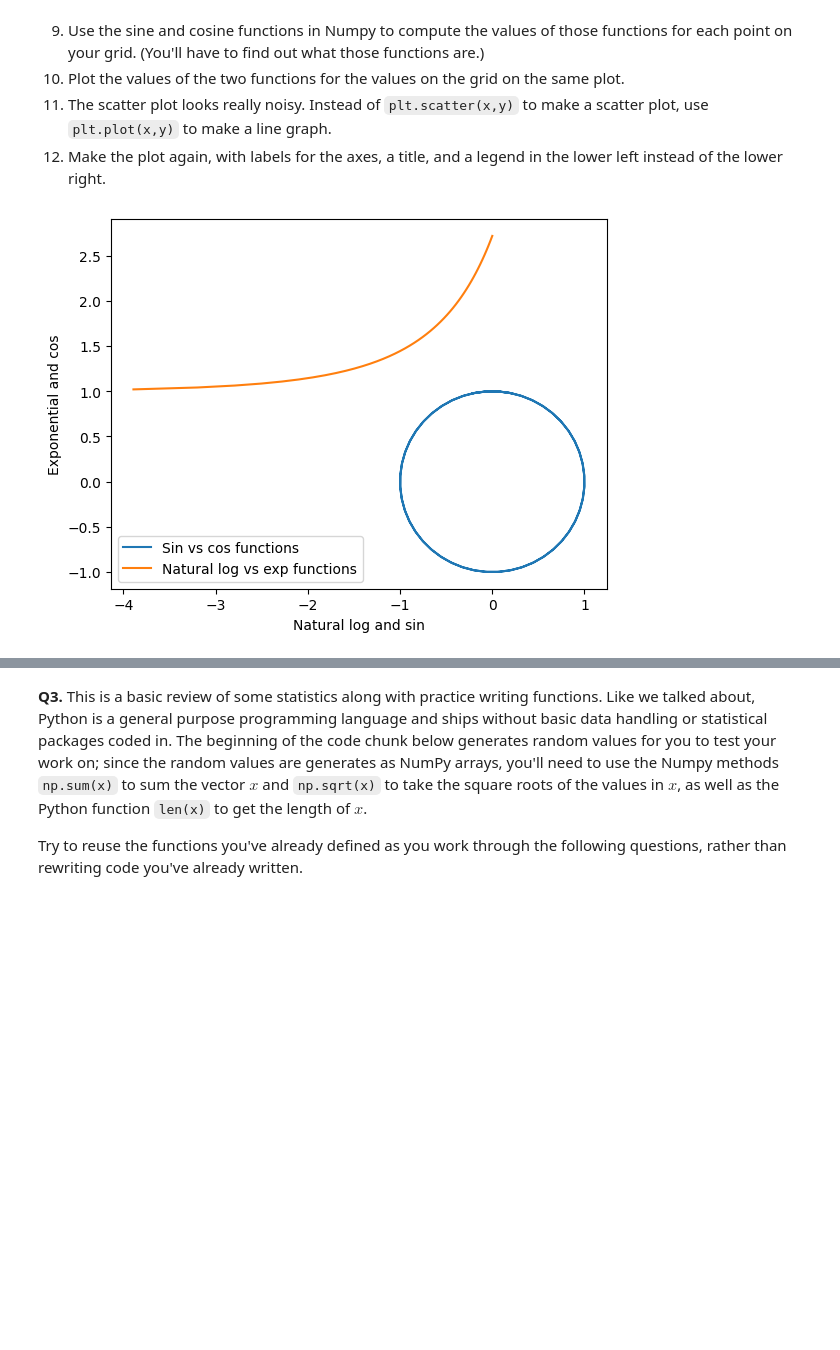
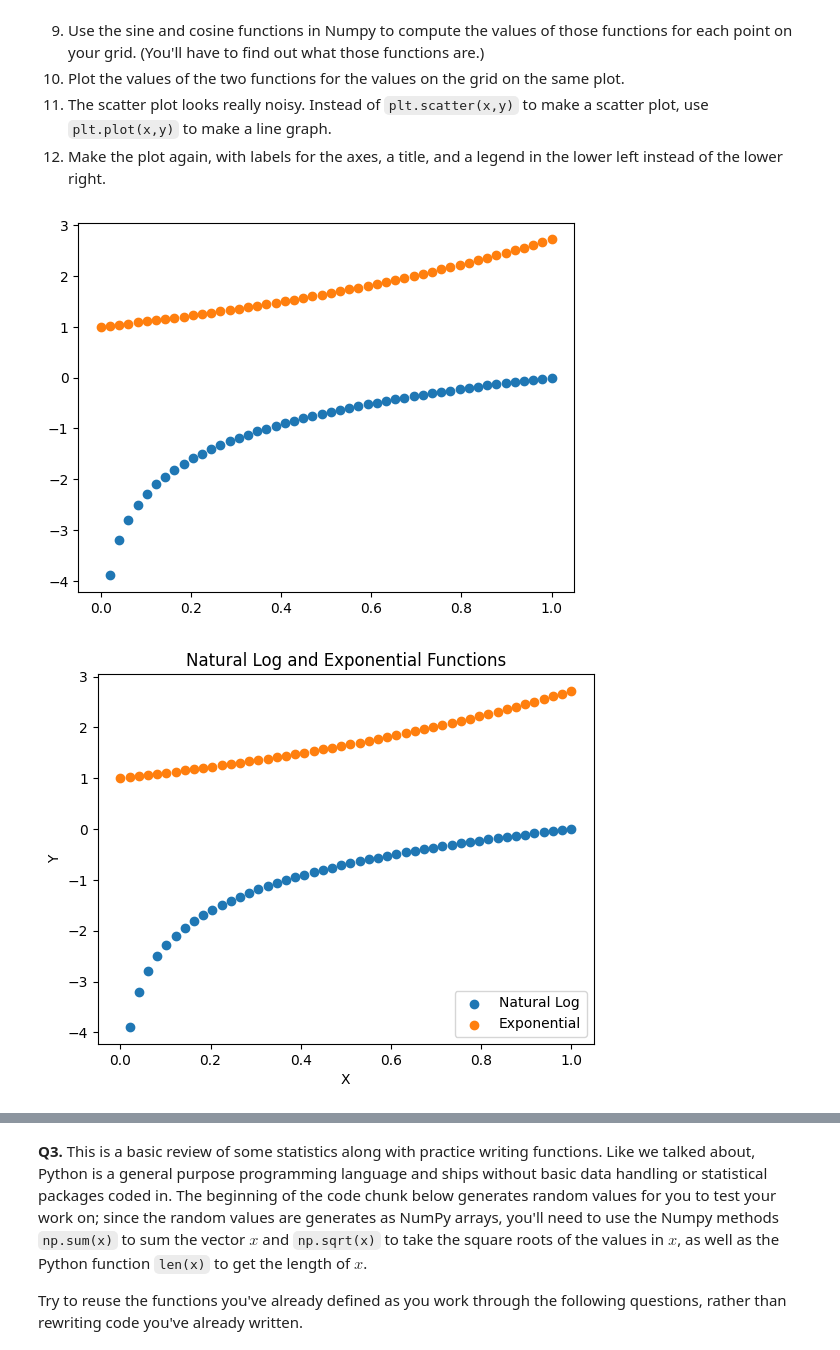
Before and after one commit to PavanVinja/programming, a Jupyter notebook: assignment/assignment_programming.ipynb, the cells around one changed output, grey strips where cells are left out. Drawn from its saved outputs; the diff is of its cells as text; code cells hidden in the pictures; blank space fills up the shorter version.

```diff
--- a/assignment/assignment_programming.ipynb
+++ b/assignment/assignment_programming.ipynb
@@ -39,30 +39,56 @@ Now do it again, with slightly less direction:
 # %%
 import numpy as np
 import matplotlib.pyplot as plt
 
 fig = plt.figure()
 
-x = np.linspace(0.0,1.0,50)
-y = np.log(x)
-z = np.exp(x)
-'''
-plt.scatter(y,z,label="Natural log vs exp functions")
-plt.xlabel("Natural log")
-plt.ylabel("Exponential")
-plt.title("Natural log vs Exp")
+#parts 1-4
+points = np.linspace(0,1,50)
+log = np.log(points)
+exp = np.exp(points)
+plt.scatter(points,log)
+plt.scatter(points,exp)
 plt.show()
-'''
 
-ax1 = fig.add_subplot(111)
+#part 6 and 7
+points = np.linspace(0,1,50)
+log = np.log(points)
+exp = np.exp(points)
+plt.scatter(points,log, label ='Natural Log')
+plt.scatter(points,exp, label='Exponential')
+plt.xlabel("X")
+plt.ylabel("Y")
+plt.legend(loc='lower right')
+plt.title('Natural Log and Exponential Functions')
+plt.show()
+
+#parts 8 and 9
 points = np.linspace(-6.5,6.5,100)
 sin = np.sin(points)
 cos = np.cos(points)
+plt.scatter(points,sin)
+plt.scatter(points,cos)
+plt.show()
 
-ax1.plot(sin,cos,label="Sin vs cos functions")
-ax1.plot(y,z,label="Natural log vs exp functions")
-plt.xlabel("Natural log and sin")
-plt.ylabel("Exponential and cos")
-plt.legend(loc = 'lower left')
+#part 11
+points = np.linspace(-6.5,6.5,100)
+sin = np.sin(points)
+cos = np.cos(points)
+plt.plot(points,sin, label ='Sine')
+plt.plot(points,cos, label='Cosine')
 plt.show()
+
+#part 12
+points = np.linspace(-6.5,6.5,100)
+sin = np.sin(points)
+cos = np.cos(points)
+plt.plot(points,sin, label ='Sine')
+plt.plot(points,cos, label='Cosine')
+plt.xlabel("X")
+plt.ylabel("Y")
+plt.legend(loc='lower left')
+plt.title('Sine and Cosine')
+plt.show()
 # %% [output]
-[figure, old version]
+[figure, new version]
+[figure, added]
```
Also changed, not shown: parts of 1 cell of this notebook.
